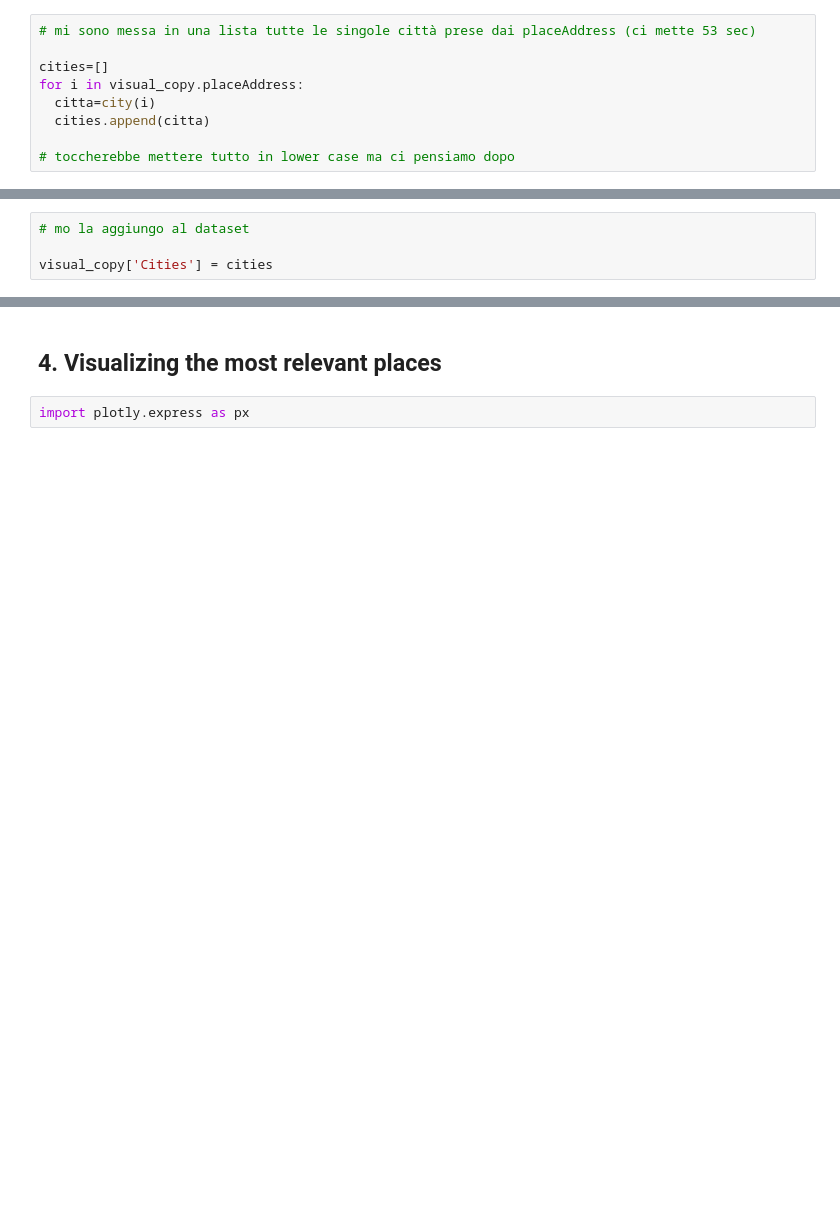
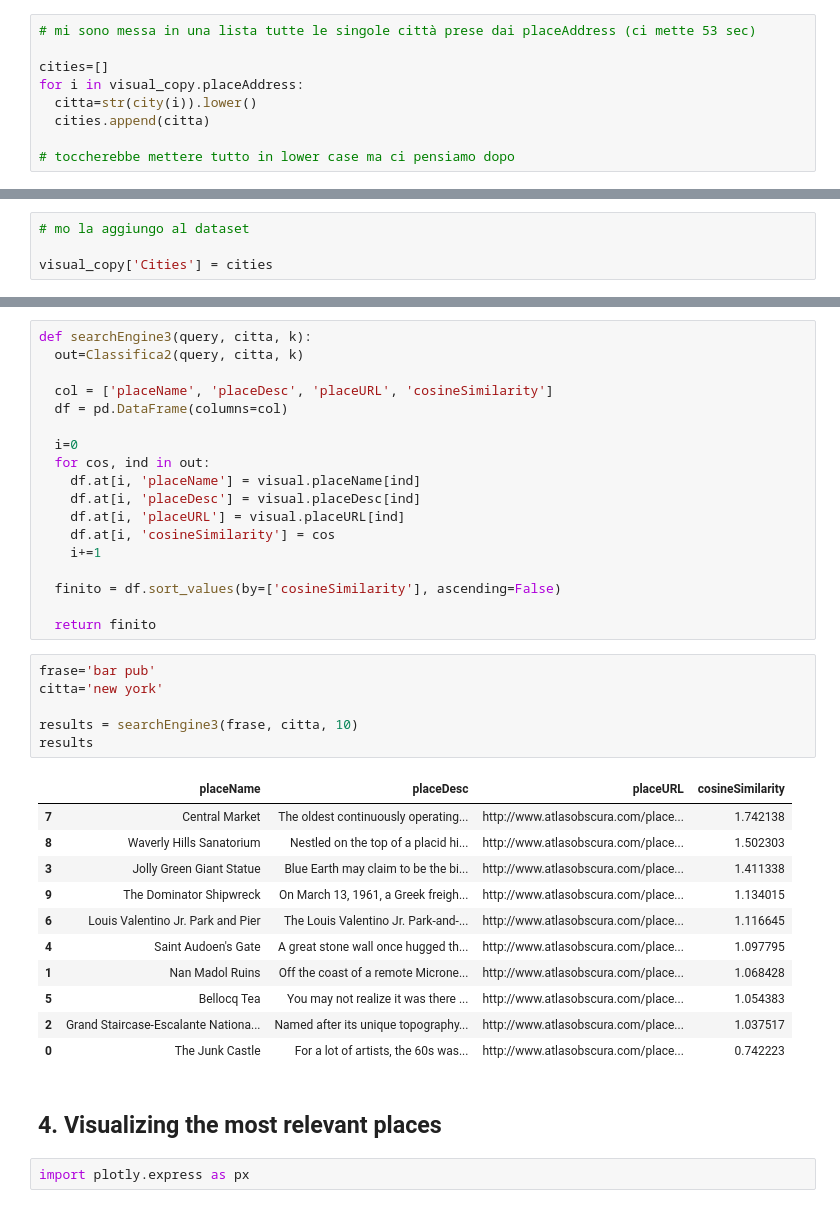
Before and after one commit to albachiarabellaroba/HW3---Group-16, a Jupyter notebook: Copia_di_main_Albachiara.ipynb, the cells around one changed output, grey strips where cells are left out. Saved outputs shown, nothing was run; the diff lists cells and outputs as text; blank space fills up the shorter version.

```diff
--- a/Copia_di_main_Albachiara.ipynb
+++ b/Copia_di_main_Albachiara.ipynb
@@ -701,7 +672,7 @@ visual_copy.placeAddress.isnull().sum()
 
 cities=[]
 for i in visual_copy.placeAddress:
-  citta=city(i)
+  citta=str(city(i)).lower()
   cities.append(citta)
 
 # toccherebbe mettere tutto in lower case ma ci pensiamo dopo
@@ -745,3 +775,39 @@ def new_score(DEFINIRE L'ARGOMENTO):
+# %%
+def searchEngine3(query, citta, k):
+  out=Classifica2(query, citta, k)
+
+  col = ['placeName', 'placeDesc', 'placeURL', 'cosineSimilarity']
+  df = pd.DataFrame(columns=col)
+
+  i=0
+  for cos, ind in out:
+    df.at[i, 'placeName'] = visual.placeName[ind]
+    df.at[i, 'placeDesc'] = visual.placeDesc[ind]
+    df.at[i, 'placeURL'] = visual.placeURL[ind]
+    df.at[i, 'cosineSimilarity'] = cos
+    i+=1
+
+  finito = df.sort_values(by=['cosineSimilarity'], ascending=False)
+
+  return finito
+# %%
+frase='bar pub'
+citta='new york'
+
+results = searchEngine3(frase, citta, 10)
+results
+# %% [output]
+|  | placeName | placeDesc | placeURL | cosineSimilarity |
+| 7 | Central Market | The oldest continuously operating... | http://www.atlasobscura.com/place... | 1.742138 |
+| 8 | Waverly Hills Sanatorium | Nestled on the top of a placid hi... | http://www.atlasobscura.com/place... | 1.502303 |
+| 3 | Jolly Green Giant Statue | Blue Earth may claim to be the bi... | http://www.atlasobscura.com/place... | 1.411338 |
+| 9 | The Dominator Shipwreck | On March 13, 1961, a Greek freigh... | http://www.atlasobscura.com/place... | 1.134015 |
+| 6 | Louis Valentino Jr. Park and Pier | The Louis Valentino Jr. Park-and-... | http://www.atlasobscura.com/place... | 1.116645 |
+| 4 | Saint Audoen's Gate | A great stone wall once hugged th... | http://www.atlasobscura.com/place... | 1.097795 |
+| 1 | Nan Madol Ruins | Off the coast of a remote Microne... | http://www.atlasobscura.com/place... | 1.068428 |
+| 5 | Bellocq Tea | You may not realize it was there ... | http://www.atlasobscura.com/place... | 1.054383 |
+| 2 | Grand Staircase-Escalante Nationa... | Named after its unique topography... | http://www.atlasobscura.com/place... | 1.037517 |
+| 0 | The Junk Castle | For a lot of artists, the 60s was... | http://www.atlasobscura.com/place... | 0.742223 |
 # %% [markdown]
 ## 4. Visualizing the most relevant places
 # %%
```
Also changed, not shown: parts of 81 cells of this notebook.
